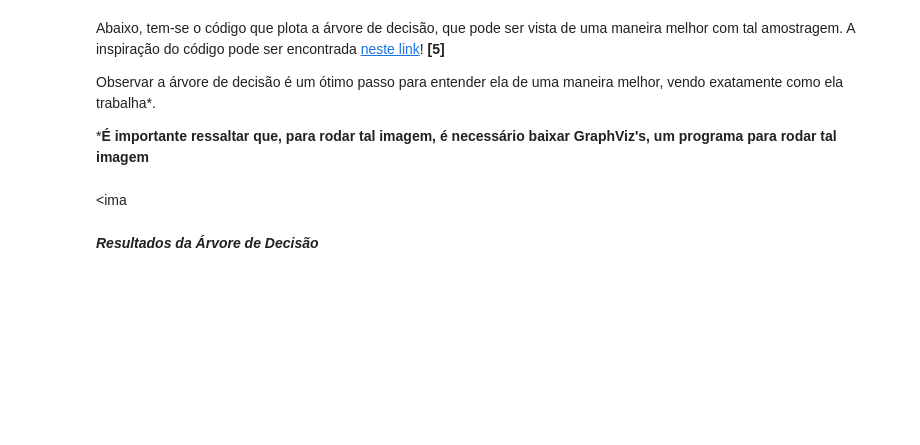
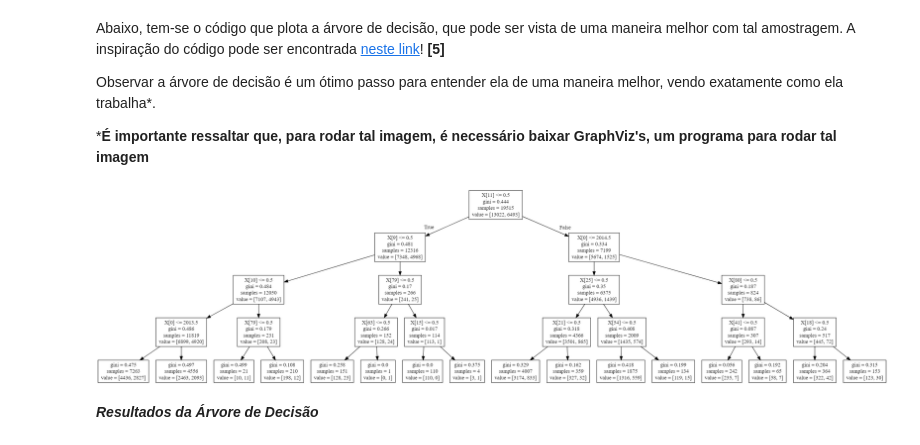
Before and after one commit to brunomeneghesso/Cdados_final, a Jupyter notebook: P3 - Arquivo Final-Copy1.ipynb, the cells around one changed output. Saved outputs shown, nothing was run; the diff lists cells and outputs as text; code cells hidden in the pictures; blank space fills up the shorter version.

```diff
--- a/P3 - Arquivo Final-Copy1.ipynb
+++ b/P3 - Arquivo Final-Copy1.ipynb
@@ -332,5 +330,9 @@ dot_data = tree.export_graphviz(modelo3, out_file='blabla.dot')
-# %% [markdown]
-<ima
+# %%
+from IPython.display import Image
+Image("graphviz.png")
+# dreampuf.github.io
+# %% [output]
+[figure, added]
 # %% [markdown]
 ***Resultados da Árvore de Decisão***
 # %% [markdown]
```
Also changed, not shown: parts of 1 cell of this notebook.
